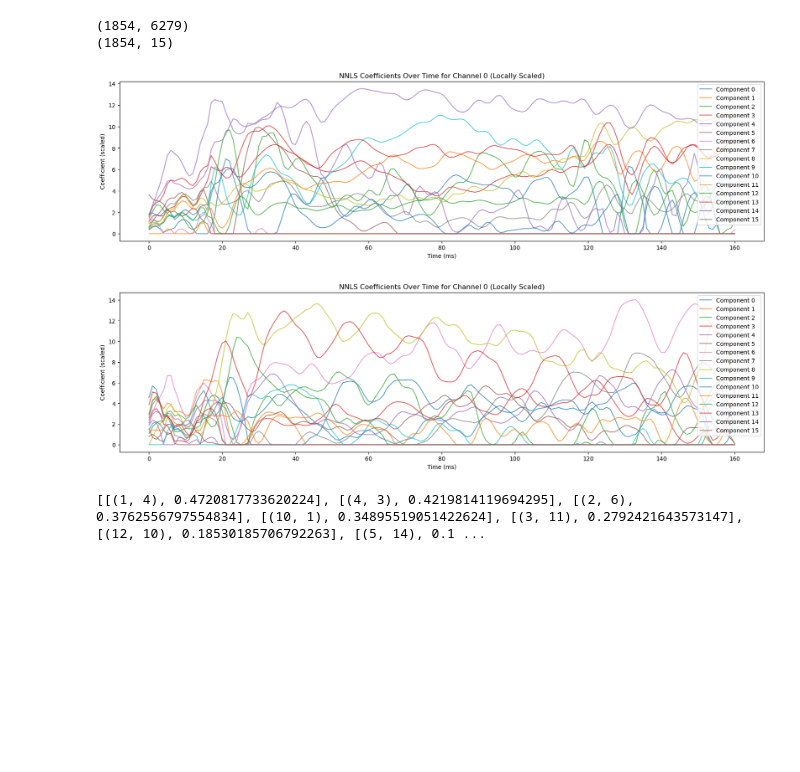
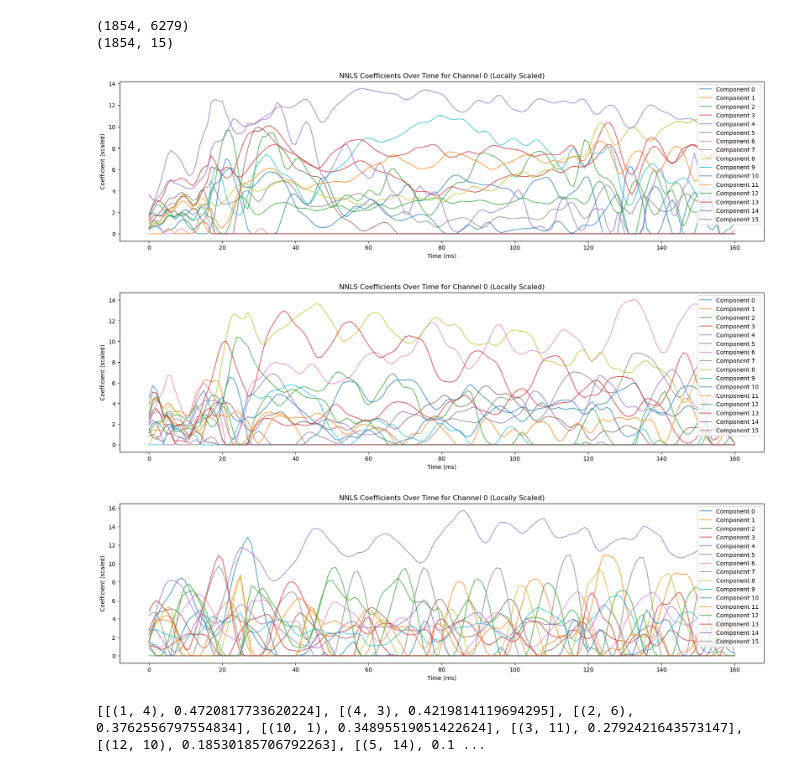
Before and after one commit to AtharvSuryawanshi/Neural-Representations-using-Things-Database, a Jupyter notebook: notebooks/NMF_meg9.ipynb, the cells around one changed output. Drawn from its saved outputs; the diff is of its cells as text; code cells hidden in the pictures; blank space fills up the shorter version.

```diff
--- a/notebooks/NMF_meg9.ipynb
+++ b/notebooks/NMF_meg9.ipynb
@@ -836,9 +875,11 @@ print(idk.W_dict[1].shape)
 # %%
 nnls_1 = perform_plot_nnls(idk, participant_no=1, W=idk.W_dict[1], X=idk.X_dict[1], baseline_regressor=True)
 nnls_2 = perform_plot_nnls(idk, participant_no=2, W=idk.W_dict[2], X=idk.X_dict[2], baseline_regressor=True)
+nnls_3 = perform_plot_nnls(idk, participant_no=3, W=idk.W_dict[3], X=idk.X_dict[3], baseline_regressor=True)
 # %% [output]
 [figure]
 [figure]
+[figure, added]
 # %%
 print([[unique_pair, corr_matrix[unique_pair[0], unique_pair[1]]] for unique_pair in unique_pairs])# Mark unique pairs in the correlation matrix
 # %% [output]
```
Also changed, not shown: parts of 18 cells of this notebook.
